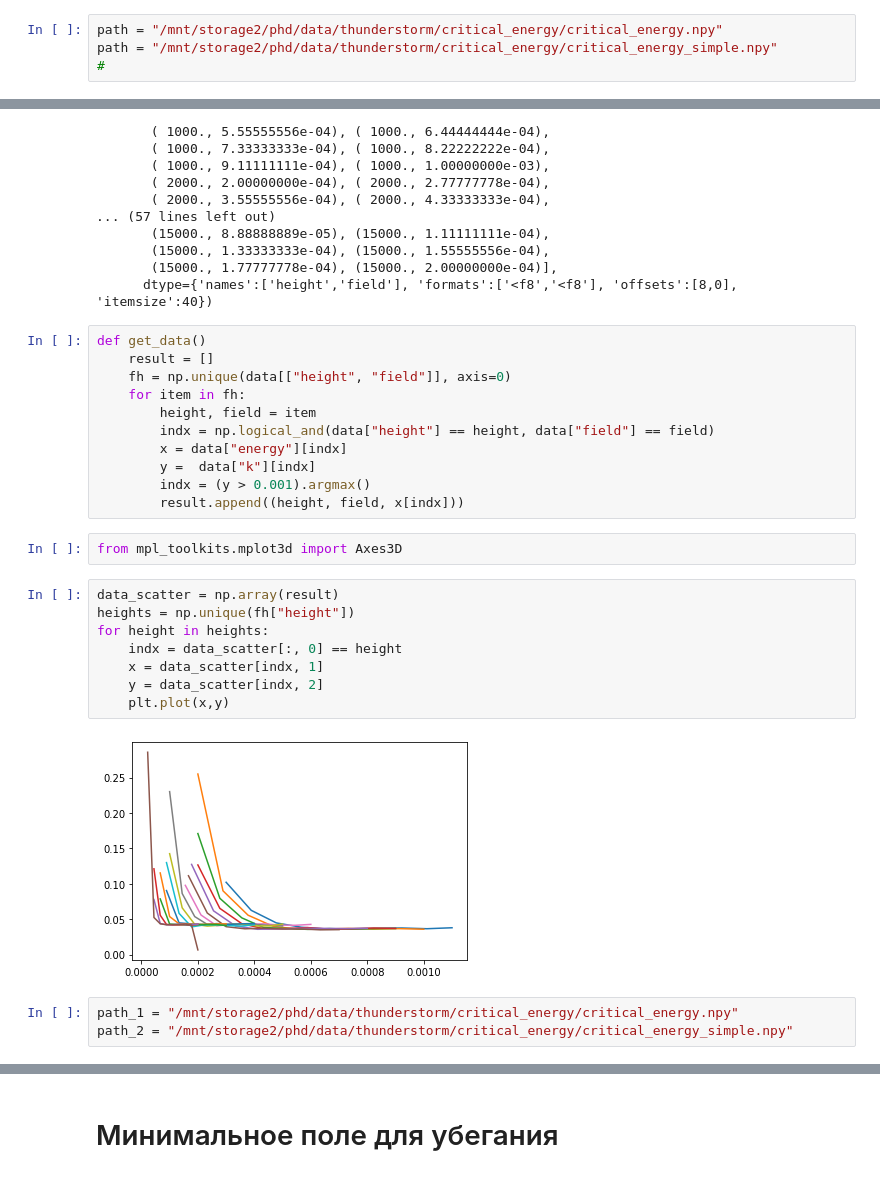
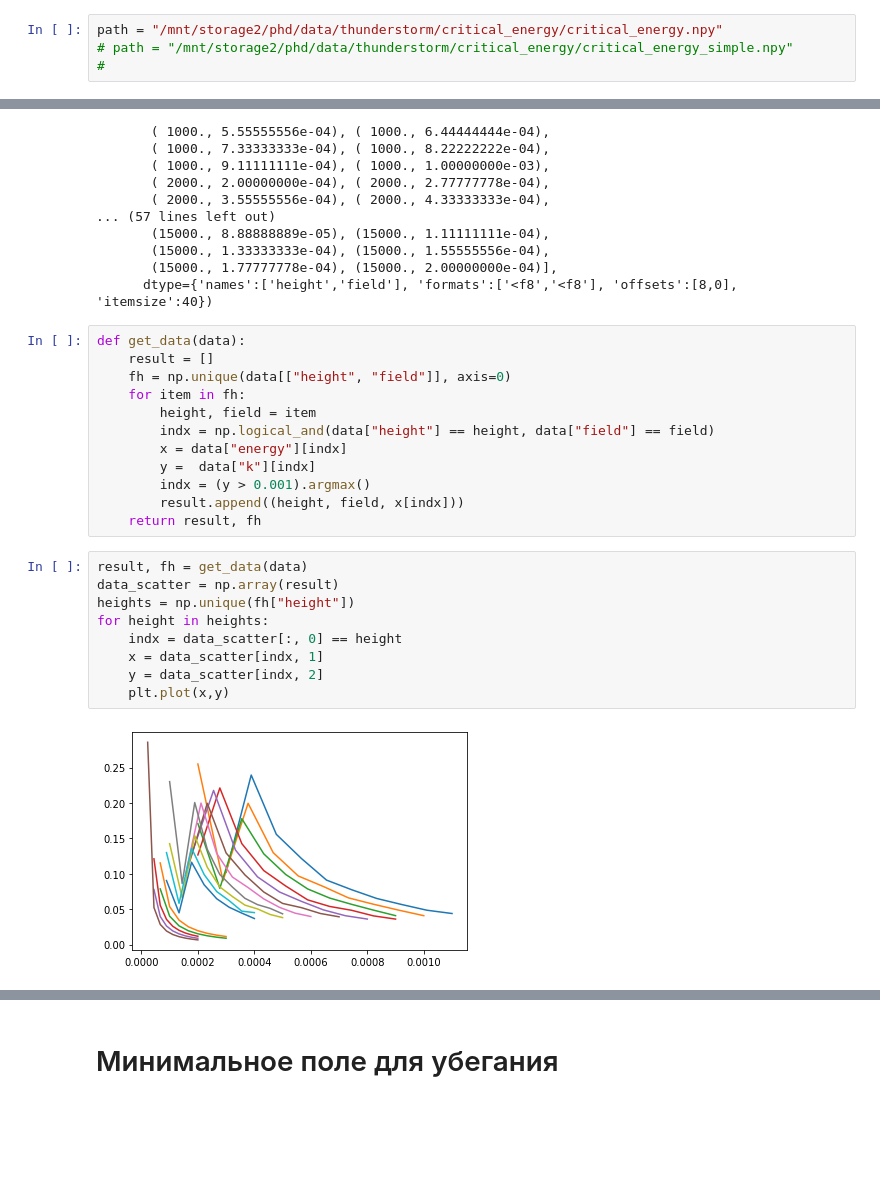
Before and after one commit to Zelenyy/phd-code, a Jupyter notebook: notebooks/21.RREA_1.ipynb, the cells around one changed output, grey strips where cells are left out. Drawn from its saved outputs; the diff is of its cells as text; blank space fills up the shorter version.

Commit message:
Fix plot critical energy

```diff
--- a/notebooks/21.RREA_1.ipynb
+++ b/notebooks/21.RREA_1.ipynb
@@ -169,7 +169,7 @@ plt.plot(energy, k, "o")
 [figure]
 # %%
 path = "/mnt/storage2/phd/data/thunderstorm/critical_energy/critical_energy.npy"
-path = "/mnt/storage2/phd/data/thunderstorm/critical_energy/critical_energy_simple.npy"
+# path = "/mnt/storage2/phd/data/thunderstorm/critical_energy/critical_energy_simple.npy"
 #
 # %%
 data = np.load(path)
@@ -208,7 +208,7 @@ array([(    0., 3.00000000e-04), (    0., 3.88888889e-04),
        (15000., 1.77777778e-04), (15000., 2.00000000e-04)],
       dtype={'names':['height','field'], 'formats':['<f8','<f8'], 'offsets':[8,0], 'itemsize':40})
 # %%
-def get_data()
+def get_data(data):
     result = []
     fh = np.unique(data[["height", "field"]], axis=0)
     for item in fh:
@@ -218,18 +218,15 @@ def get_data()
         y =  data["k"][indx]
         indx = (y > 0.001).argmax()
         result.append((height, field, x[indx]))
+    return result, fh
-# %%
-from mpl_toolkits.mplot3d import Axes3D
 # %%
+result, fh = get_data(data)
 data_scatter = np.array(result)
 heights = np.unique(fh["height"])
 for height in heights:
     indx = data_scatter[:, 0] == height
     x = data_scatter[indx, 1]
     y = data_scatter[indx, 2]
     plt.plot(x,y)
 # %% [output]
-[figure, old version]
+[figure, new version]
-# %%
-path_1 = "/mnt/storage2/phd/data/thunderstorm/critical_energy/critical_energy.npy"
-path_2 = "/mnt/storage2/phd/data/thunderstorm/critical_energy/critical_energy_simple.npy"
```
Also changed, not shown: parts of 2 cells of this notebook, 2 other files.
